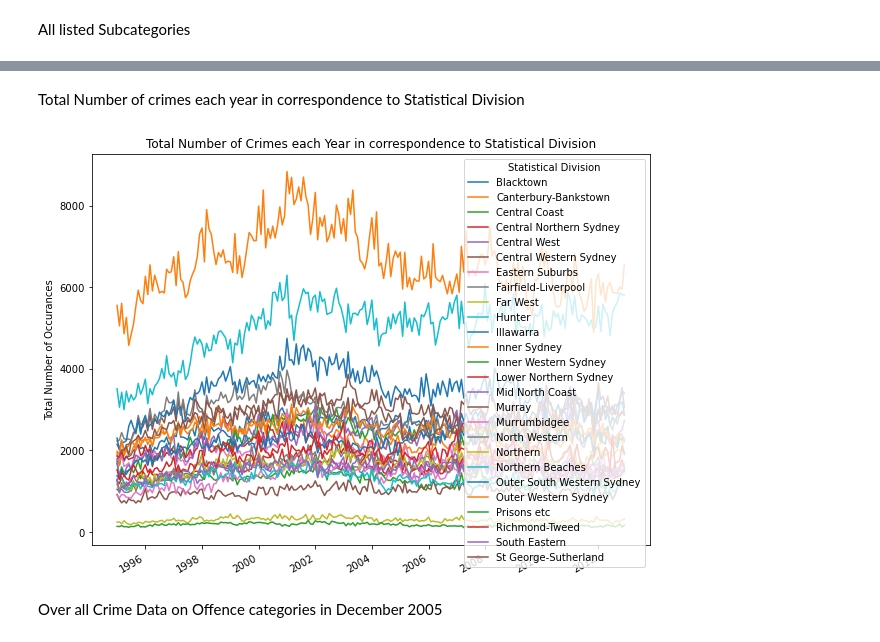
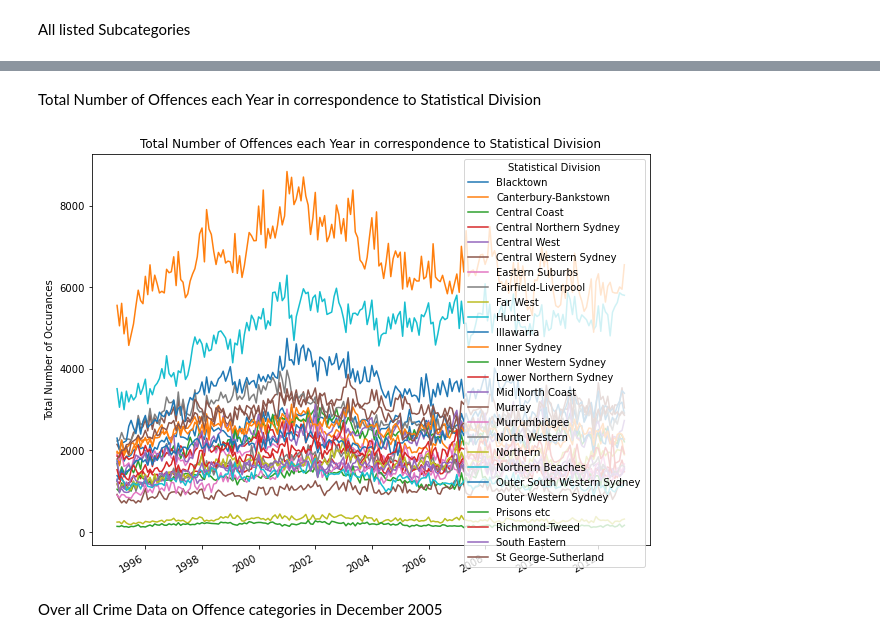
Before and after one commit to joshmic/Data_Project, a Jupyter notebook: Crime Data - NSW.ipynb, the cells around one changed output, grey strips where cells are left out. Saved outputs shown, nothing was run; the diff lists cells and outputs as text; code cells hidden in the pictures.

```diff
--- a/Crime Data - NSW.ipynb
+++ b/Crime Data - NSW.ipynb
@@ -141,15 +141,15 @@ Possession and/or use of amphetamines                           155
 Name: Subcategory, dtype: int64
 # %% [markdown]
-Total Number of crimes each year in correspondence to Statistical Division
+Total Number of Offences each Year in correspondence to Statistical Division
 # %%
 grouped = crime_data.groupby('Statistical Division').sum()
 bad_rows = [x for x in list(grouped.index) if (len(x) > 70 or "(" in x)]
 grouped.drop(bad_rows).transpose().plot()
-plt.title("Total Number of Crimes each Year in correspondence to Statistical Division")
+plt.title("Total Number of Offences each Year in correspondence to Statistical Division")
 plt.ylabel("Total Number of Occurances")
 plt.show()
 # %% [output]
-[figure, old version]
+[figure, new version]
 # %% [markdown]
 Over all Crime Data on Offence categories in December 2005
 # %%
```
Also changed, not shown: parts of 10 cells of this notebook.
